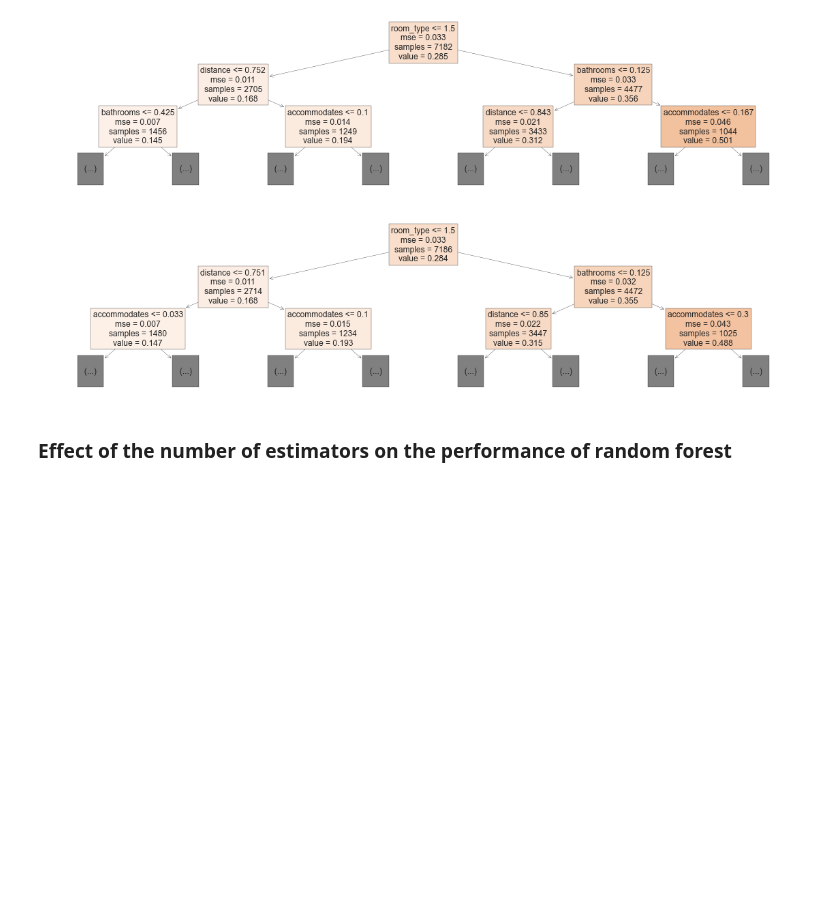
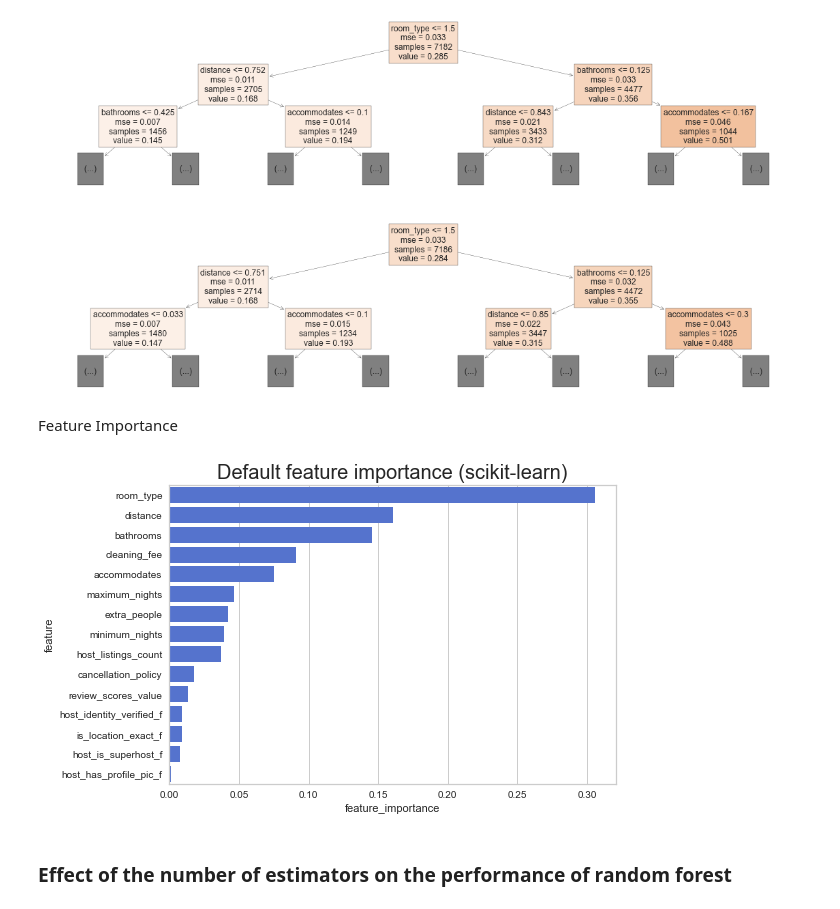
Before and after one commit to mtorabirad/PricePrediction, a Jupyter notebook: Notebook.ipynb, the cells around one changed output. Drawn from its saved outputs; the diff is of its cells as text; code cells hidden in the pictures; blank space fills up the shorter version.

```diff
--- a/Notebook.ipynb
+++ b/Notebook.ipynb
@@ -1461,13 +1499,13 @@ It consists of different decision tress trained on sampled features and sampled
 %%time
 num_features_in_dataset = 16
 from sklearn.ensemble import RandomForestRegressor
-model = RandomForestRegressor(bootstrap=True)
-FitPredictObj = BuildModelAfterSelectingFeatures(eda.data, model, test_size=0.2, num_features_to_select=num_features_in_dataset)
+model_3 = RandomForestRegressor(bootstrap=True)
+FitPredictObj = BuildModelAfterSelectingFeatures(eda.data, model_3, test_size=0.2, num_features_to_select=num_features_in_dataset)
 #param_grid = {'n_estimators':[100, 200], 'max_depth' : [6, 7, 8], 'min_samples_split' : [6, 10]} # r2_test: 0.5085
 param_grid = {'n_estimators':[100, 200], 'min_samples_split' : [6, 10]} # r2_test: 0.5085
 tunned_hypparam = FitPredictObj.tune_and_reset_hyperparameters(param_grid)
-model = RandomForestRegressor(n_estimators=tunned_hypparam['n_estimators'], min_samples_split=tunned_hypparam['min_samples_split'], random_state=0, bootstrap=True)
-FitPredictObj = BuildModelAfterSelectingFeatures(eda.data, model, test_size=0.2, num_features_to_select=num_features_in_dataset)
+model_3 = RandomForestRegressor(n_estimators=tunned_hypparam['n_estimators'], min_samples_split=tunned_hypparam['min_samples_split'], random_state=0, bootstrap=True)
+FitPredictObj = BuildModelAfterSelectingFeatures(eda.data, model_3, test_size=0.2, num_features_to_select=num_features_in_dataset)
 FitPredictObj.fit_and_predict()
 # %% [output]
 selected features: ['bathrooms', 'host_listings_count', 'minimum_nights', 'maximum_nights', 'accommodates', 'cleaning_fee', 'extra_people', 'review_scores_value', 'host_is_superhost_f', 'host_identity ...
@@ -1514,6 +1552,13 @@ tree.plot_tree(model[9], max_depth=2, ax=ax[1], feature_names=FitPredictObj.sele
  Text(906.75, 30.886363636363626, '\n  (...)  \n'),
  Text(1046.25, 30.886363636363626, '\n  (...)  \n')]
 [figure]
+# %% [markdown]
+Feature Importance
+# %%
+base_imp = imp_df(model_3_features, model_3.feature_importances_)
+var_imp_plot(base_imp, 'Default feature importance (scikit-learn)')
+# %% [output]
+[figure, added]
 # %% [markdown]
 ### Effect of the number of estimators on the performance of random forest
 # %%
```
Also changed, not shown: parts of 17 cells of this notebook, 4 other files.
